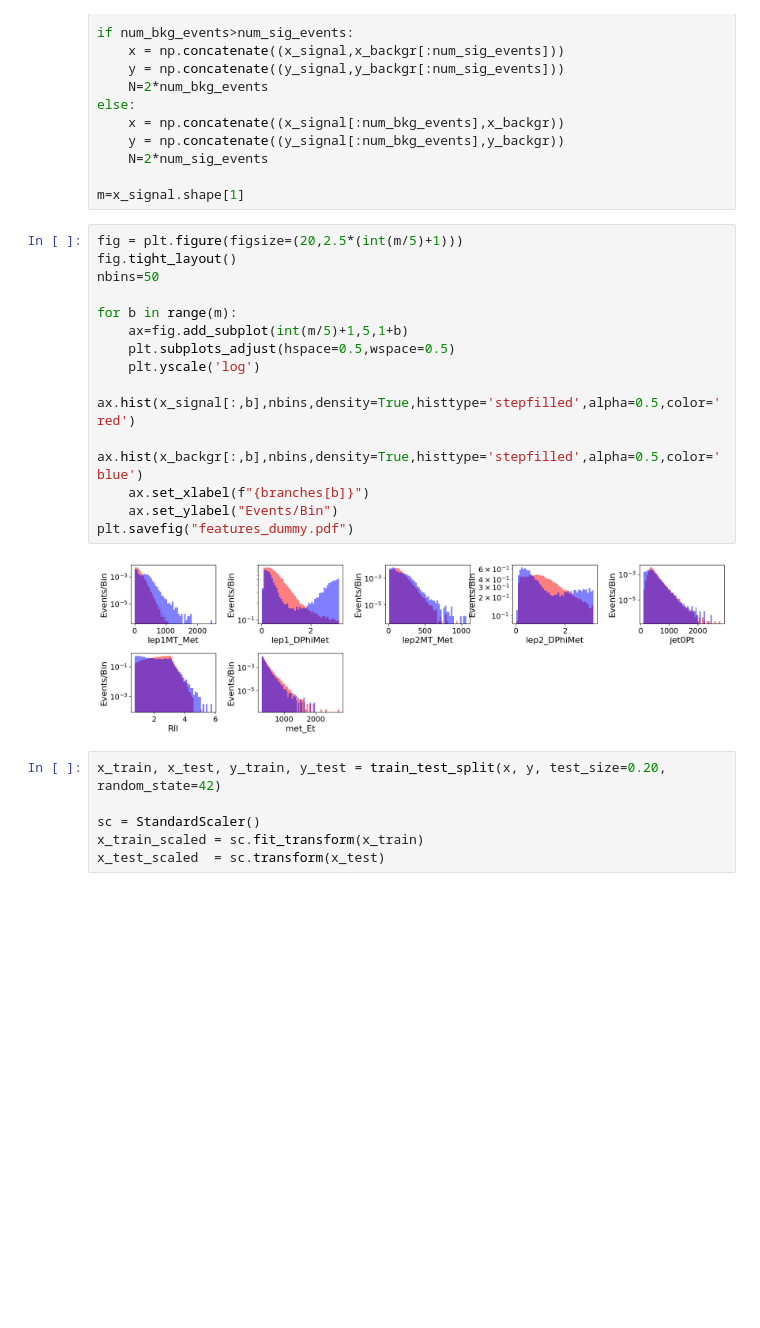
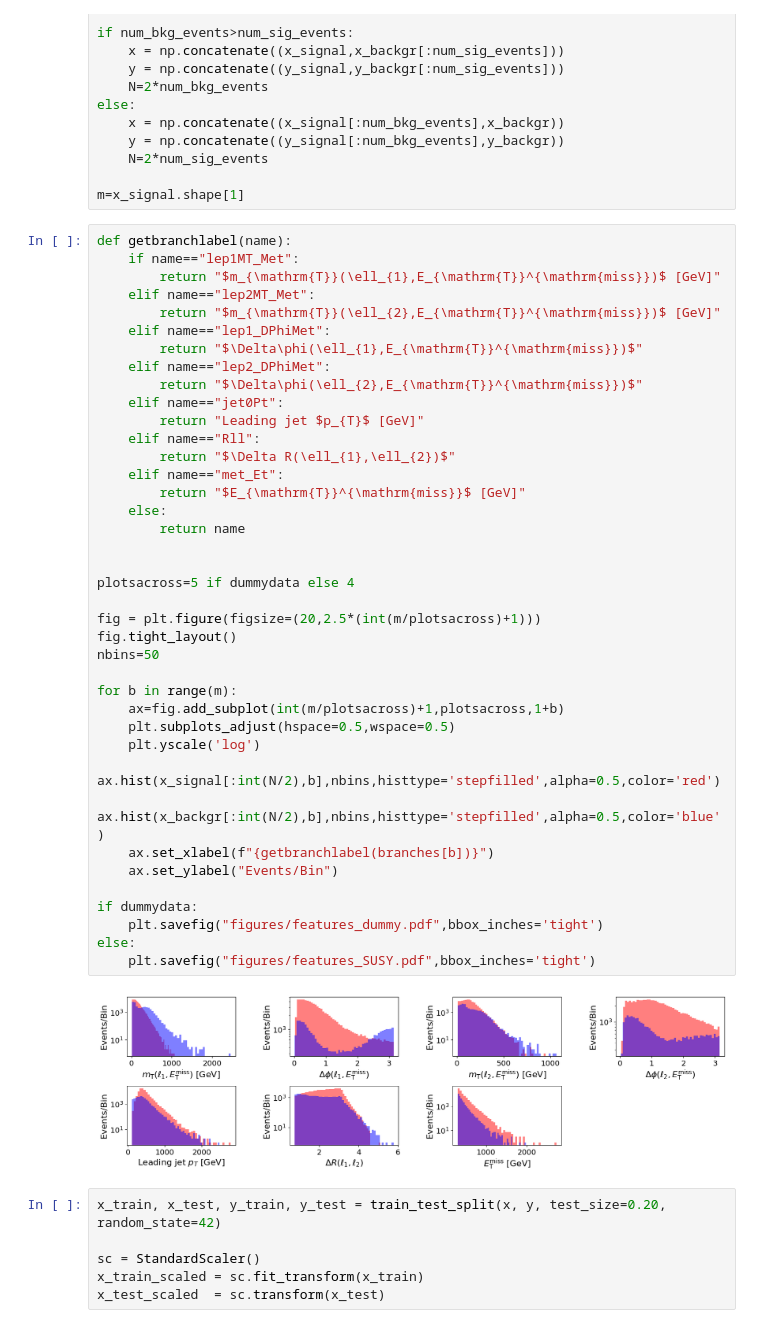
Before and after one commit to scipp-atlas/cabin-notebooks, a Jupyter notebook: LossComparisons-SUSY.ipynb, the cells around one changed output. Cells and saved outputs as stored; diff of their text form; blank space fills up the shorter version.

```diff
--- a/LossComparisons-SUSY.ipynb
+++ b/LossComparisons-SUSY.ipynb
@@ -69,21 +69,46 @@ else:
 
 m=x_signal.shape[1]
 # %%
-fig = plt.figure(figsize=(20,2.5*(int(m/5)+1)))
+def getbranchlabel(name):
+    if name=="lep1MT_Met":
+        return "$m_{\mathrm{T}}(\ell_{1},E_{\mathrm{T}}^{\mathrm{miss}})$ [GeV]"
+    elif name=="lep2MT_Met":
+        return "$m_{\mathrm{T}}(\ell_{2},E_{\mathrm{T}}^{\mathrm{miss}})$ [GeV]"
+    elif name=="lep1_DPhiMet":
+        return "$\Delta\phi(\ell_{1},E_{\mathrm{T}}^{\mathrm{miss}})$"
+    elif name=="lep2_DPhiMet":
+        return "$\Delta\phi(\ell_{2},E_{\mathrm{T}}^{\mathrm{miss}})$"
+    elif name=="jet0Pt":
+        return "Leading jet $p_{T}$ [GeV]"
+    elif name=="Rll":
+        return "$\Delta R(\ell_{1},\ell_{2})$"
+    elif name=="met_Et":
+        return "$E_{\mathrm{T}}^{\mathrm{miss}}$ [GeV]"
+    else:
+        return name
+
+
+plotsacross=5 if dummydata else 4
+
+fig = plt.figure(figsize=(20,2.5*(int(m/plotsacross)+1)))
 fig.tight_layout()
 nbins=50
 
 for b in range(m):
-    ax=fig.add_subplot(int(m/5)+1,5,1+b)
+    ax=fig.add_subplot(int(m/plotsacross)+1,plotsacross,1+b)
     plt.subplots_adjust(hspace=0.5,wspace=0.5)
     plt.yscale('log')
-    ax.hist(x_signal[:,b],nbins,density=True,histtype='stepfilled',alpha=0.5,color='red')
-    ax.hist(x_backgr[:,b],nbins,density=True,histtype='stepfilled',alpha=0.5,color='blue')
-    ax.set_xlabel(f"{branches[b]}")
+    ax.hist(x_signal[:int(N/2),b],nbins,histtype='stepfilled',alpha=0.5,color='red')
+    ax.hist(x_backgr[:int(N/2),b],nbins,histtype='stepfilled',alpha=0.5,color='blue')
+    ax.set_xlabel(f"{getbranchlabel(branches[b])}")
     ax.set_ylabel("Events/Bin")
-plt.savefig("features_dummy.pdf")
+
+if dummydata:
+    plt.savefig("figures/features_dummy.pdf",bbox_inches='tight')
+else:
+    plt.savefig("figures/features_SUSY.pdf",bbox_inches='tight')
 # %% [output]
-[figure, old version]
+[figure, new version]
 # %%
 x_train, x_test, y_train, y_test = train_test_split(x, y, test_size=0.20, random_state=42)
 
```
Also changed, not shown: parts of 14 cells of this notebook, 8 other files.
